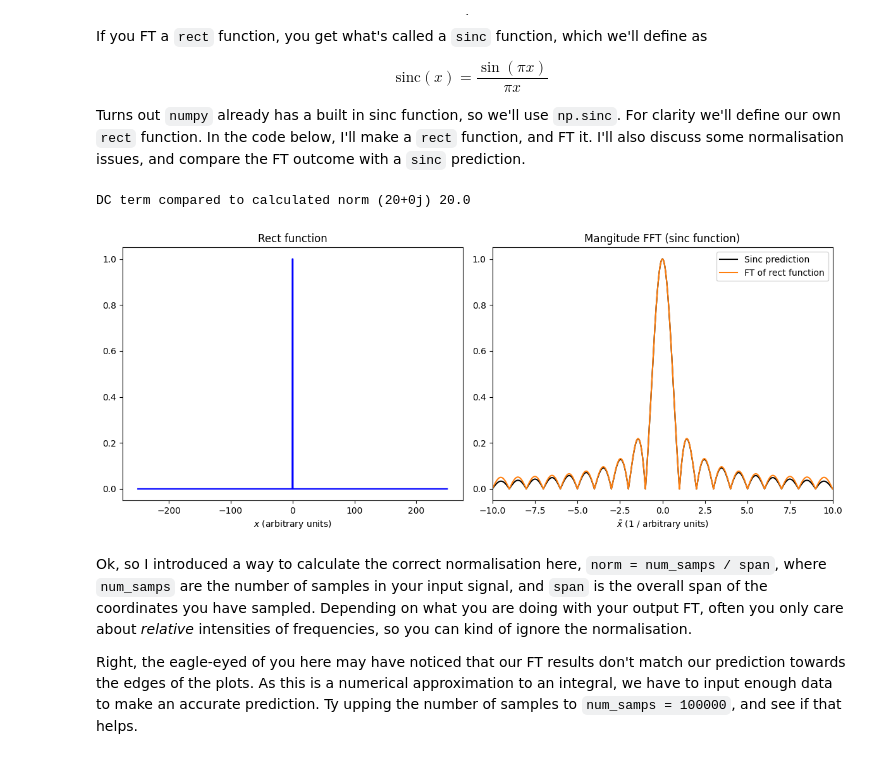
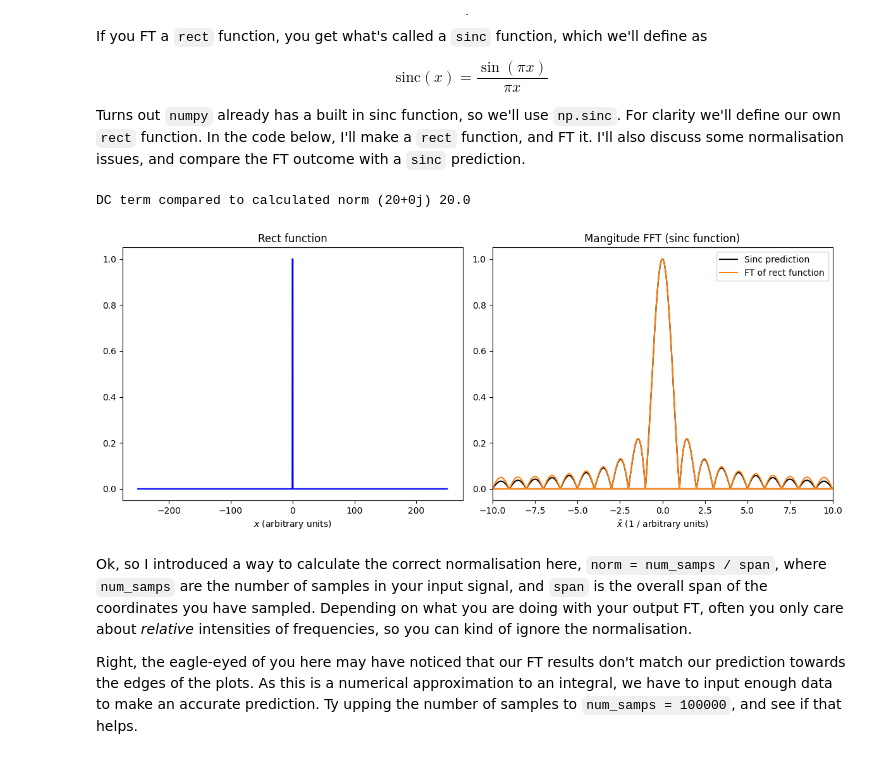
Before and after one commit to Ahmed-Estiak/FFTs_and_Telescopes-main, a Jupyter notebook: FFTs_and_Telescopes.ipynb, the cells around one changed output. Saved outputs shown, nothing was run; the diff lists cells and outputs as text; code cells hidden in the pictures.

```diff
--- a/FFTs_and_Telescopes.ipynb
+++ b/FFTs_and_Telescopes.ipynb
@@ -421,38 +421,38 @@ dc_term = fft_tophat[0]
 print('DC term compared to calculated norm', dc_term, norm)
 
 ##Apply normalisation
-fft_tophat = np.fft.fftshift(fft_tophat) / norm
+fft_tophat = (fft_tophat) / norm
 
 ##Get frequencies
-ft_frequencies = np.fft.fftshift(np.fft.fftfreq(num_samps,reso))
+ft_frequencies = (np.fft.fftfreq(num_samps,reso))
 
 ##Make a prediction of output
 sinc_predict = np.sinc(ft_frequencies)
 
 ##Let's get plotting
 fig,axs = plt.subplots(1,2,figsize=(12,5))
 
 axs[0].plot(coords,tophat,color='Blue')
 axs[0].set_title('Rect function')
 axs[0].set_xlabel('$x$ (arbitrary units)')
 
-axs[1].plot(ft_frequencies, abs(sinc_predict),'k',mfc='none',label='Sinc prediction')
+axs[1].plot(ft_frequencies, np.abs(sinc_predict),'k',mfc='none',label='Sinc prediction')
 axs[1].plot(ft_frequencies,np.abs(fft_tophat),'C1',label='FT of rect function')
 
 axs[1].set_xlabel(r'$\tilde{x}$ (1 / arbitrary units)')
 axs[1].set_title('Mangitude FFT (sinc function)')
 
 axs[1].legend()
 
 ##Set to a certain FT freq range
 axs[1].set_xlim(-10,10)
 
 plt.tight_layout()
 # fig.savefig('tophat_FFT.png')
 plt.show()
 # %% [output]
 DC term compared to calculated norm (20+0j) 20.0
-[figure, old version]
+[figure, new version]
 # %% [markdown]
 Ok, so I introduced a way to calculate the correct normalisation here, `norm = num_samps / span`, where `num_samps` are the number of samples in your input signal, and `span` is the overall span of the coordinates you have sampled. Depending on what you are doing with your output FT, often you only care about _relative_ intensities of frequencies, so you can kind of ignore the normalisation.
 
```
Also changed, not shown: parts of 2 cells of this notebook.
